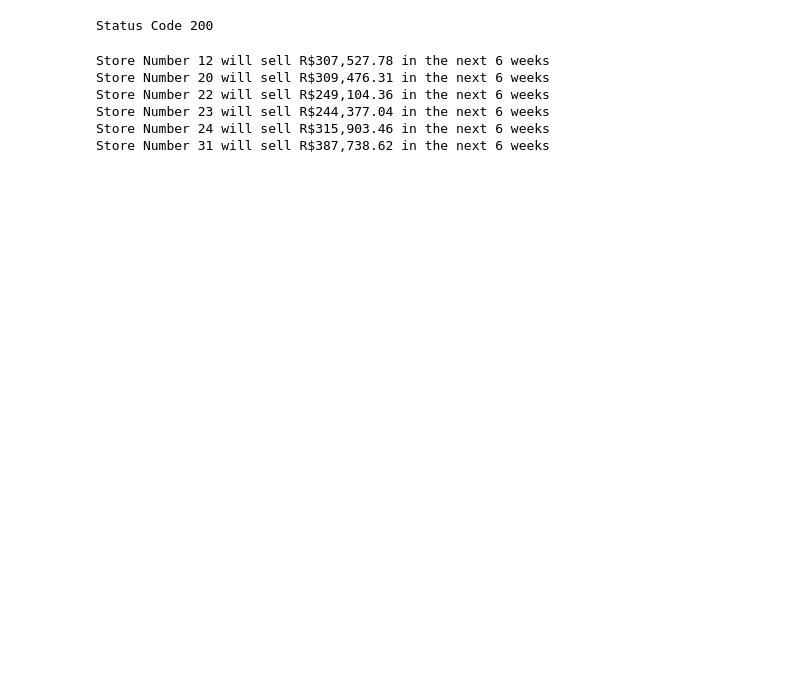
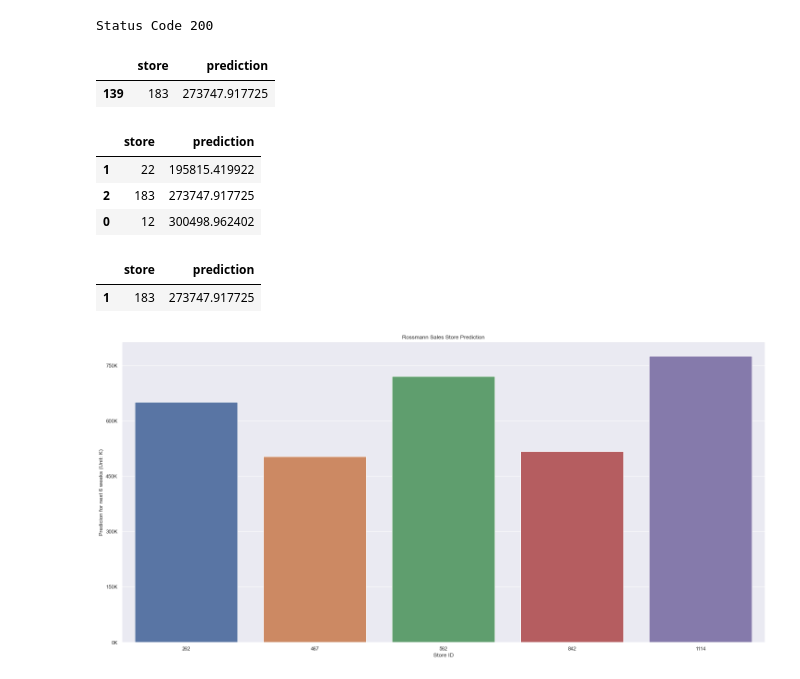
Before and after one commit to daSpinelli/Rossmann-Sales-Prediction, a Jupyter notebook: rossmann_sales_predict/notebooks/m10_v01_store_sales_prediction.ipynb, the cells around one changed output. Drawn from its saved outputs; the diff is of its cells as text; code cells hidden in the pictures; blank space fills up the shorter version.

Commit message:
everything but two charts

```diff
--- a/rossmann_sales_predict/notebooks/m10_v01_store_sales_prediction.ipynb
+++ b/rossmann_sales_predict/notebooks/m10_v01_store_sales_prediction.ipynb
@@ -1817,7 +1821,7 @@ ModuleNotFoundError: No module named 'rossmann'
 df_test = pd.merge(df_test_raw, df_store_raw, how='left', on='Store')
 
 # choose store for prediction
-df_test = df_test[df_test['Store'].isin([24, 12, 22, 31, 20, 23])]
+# df_test = df_test[df_test['Store'].isin([183, 22, 12])]
 
 # remove closed days
 df_test = df_test[df_test['Open'] != 0]
@@ -1843,14 +1858,68 @@ Status Code 200
 # %%
 d1 = pd.DataFrame(r.json(), columns=r.json()[0].keys())
 # %%
-d2 = d1[['store', 'prediction']].groupby('store').sum().reset_index()
+d2 = d1[['store', 'prediction']].groupby('store').sum().reset_index().sort_values(by='prediction')
 
-for i in range(len(d2)):
-    print(f"Store Number {d2.loc[i, 'store']} will sell R${d2.loc[i, 'prediction']:,.2f} in the next 6 weeks")
+# for i in range(len(d2)):
+#     print(f"Store Number {d2.loc[i, 'store']} will sell R${d2.loc[i, 'prediction']:,.2f} in the next 6 weeks")
-# %% [output]
-Store Number 12 will sell R$307,527.78 in the next 6 weeks
-Store Number 20 will sell R$309,476.31 in the next 6 weeks
-Store Number 22 will sell R$249,104.36 in the next 6 weeks
-Store Number 23 will sell R$244,377.04 in the next 6 weeks
-Store Number 24 will sell R$315,903.46 in the next 6 weeks
-Store Number 31 will sell R$387,738.62 in the next 6 weeks
+# %%
+d2[d2['store'] == 183]
+# %% [output]
+|  | store | prediction |
+| 139 | 183 | 273747.917725 |
+# %%
+d2.head()
+# %% [output]
+|  | store | prediction |
+| 1 | 22 | 195815.419922 |
+| 2 | 183 | 273747.917725 |
+| 0 | 12 | 300498.962402 |
+# %%
+d2[d2['store'] == 183]
+# %% [output]
+|  | store | prediction |
+| 1 | 183 | 273747.917725 |
+# %%
+# Top 5 maiores previsões
+# df_top5 = d2.sort_values(by='prediction', ascending=False).head(5)
+# fig = sns.barplot(x='store', y='prediction', data=df_top5)
+# fig.set_title('Rossmann Sales Store Prediction')
+# fig.set_ylabel('Predicion for next 6 weeks (Unit: K)')
+# fig.set_xlabel('Store ID')
+
+# ylabels = ['{:,.0f}'.format(x) + 'K' for x in fig.get_yticks()/1000]
+# fig.set_yticklabels(ylabels);
+import os
+import matplotlib.ticker as mticker
+def get_graph(predicted_data, x_axis, y_axis, title, x_label, y_label, img_name):
+    tick_format = '{:,.0f}K'
+
+    fig = sns.barplot(x=x_axis, y=y_axis, data=predicted_data)
+    fig.set_title(title)
+    fig.set_xlabel(x_label)
+    fig.set_ylabel(y_label)
+
+    fig.yaxis.set_major_locator(mticker.MaxNLocator(8))
+    yticks = fig.get_yticks()
+    fig.yaxis.set_major_locator(mticker.FixedLocator(yticks))
+
+
+    ylabels = [tick_format.format(x) for x in yticks / 1000]
+    fig.set_yticklabels(ylabels)
+
+    fig.figure.savefig(img_name)
+
+    return None
+# %%
+df_pred = d2.nlargest(5, 'prediction')
+get_graph(
+    df_pred,
+    x_axis='store',
+    y_axis='prediction',
+    title='Rossmann Sales Store Prediction',
+    y_label='Predicion for next 6 weeks (Unit: K)',
+    x_label='Store ID',
+    img_name='top5_prediction.png'
+)
+# %% [output]
+[figure, added]
```
Also changed, not shown: parts of 25 cells of this notebook, 6 other files.
